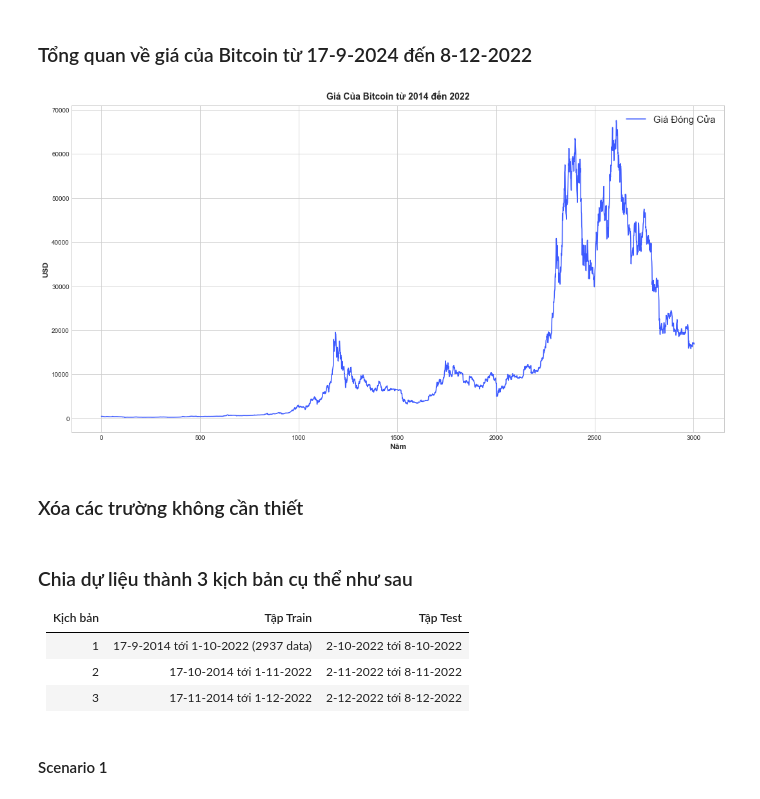
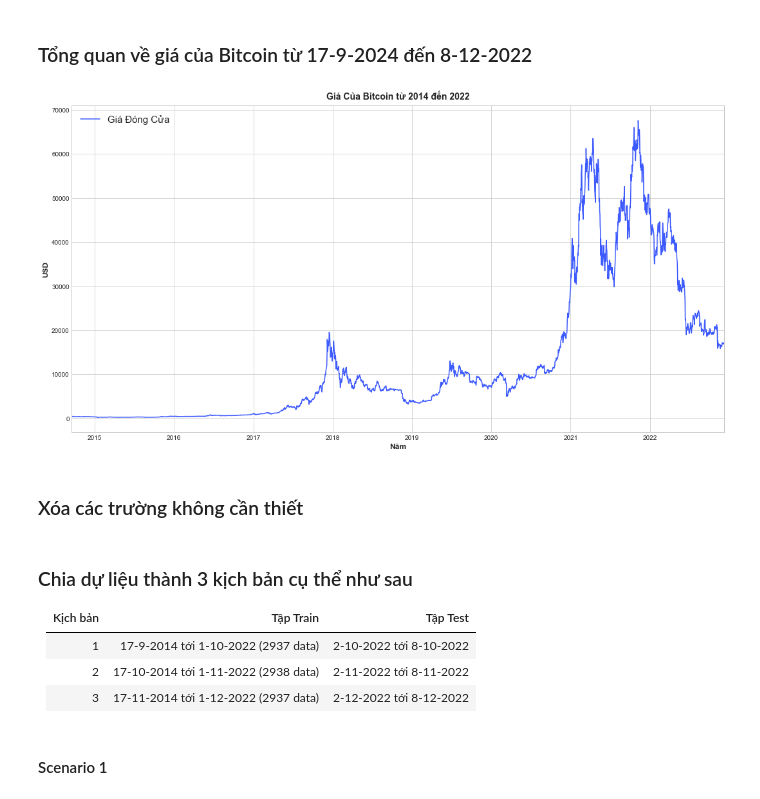
Before and after one commit to NgCuHs3/Bitcoin-Prediction-ARIMA, a Jupyter notebook: Data_Split.ipynb, the cells around one changed output. Cells and saved outputs as stored; diff of their text form; code cells hidden in the pictures.

```diff
--- a/Data_Split.ipynb
+++ b/Data_Split.ipynb
@@ -26,14 +26,18 @@ plot_params = dict(
 ### Tổng quan về giá của Bitcoin từ 17-9-2024 đến 8-12-2022
 # %%
 df = pd.read_csv('./data/bitcoin-price-17_9_14-8_12_22.csv')
-df[['Date','Adj Close']].plot(color='#3d5afe')
+plot_df = df[['Date','Adj Close']].copy()
+
+plot_df['Date'] = pd.to_datetime(plot_df['Date'])
+plot_df.set_index('Date').plot(color='#3d5afe')
+
 plt.title("Giá Của Bitcoin từ 2014 đến 2022")
 plt.xlabel("Năm")
 plt.ylabel("USD")
 plt.legend(['Giá Đóng Cửa'],fontsize=15)
 plt.show()
 # %% [output]
-[figure, old version]
+[figure, new version]
 # %% [markdown]
 ### Xóa các trường không cần thiết
 # %%
@@ -45,8 +49,8 @@ df['Date'] = pd.to_datetime(df['Date'])
 | Kịch bản | Tập Train | Tập Test |
 |---------|----------|----------|
 | 1 | 17-9-2014 tới 1-10-2022 (2937 data)  | 2-10-2022 tới 8-10-2022 |
-| 2 | 17-10-2014 tới 1-11-2022 | 2-11-2022 tới 8-11-2022 |
-| 3 | 17-11-2014 tới 1-12-2022 | 2-12-2022 tới 8-12-2022 |
+| 2 | 17-10-2014 tới 1-11-2022 (2938 data)| 2-11-2022 tới 8-11-2022 |
+| 3 | 17-11-2014 tới 1-12-2022 (2937 data) | 2-12-2022 tới 8-12-2022 |
 # %% [markdown]
 #### Scenario 1
 # %%
```
Also changed, not shown: 2 other files.
